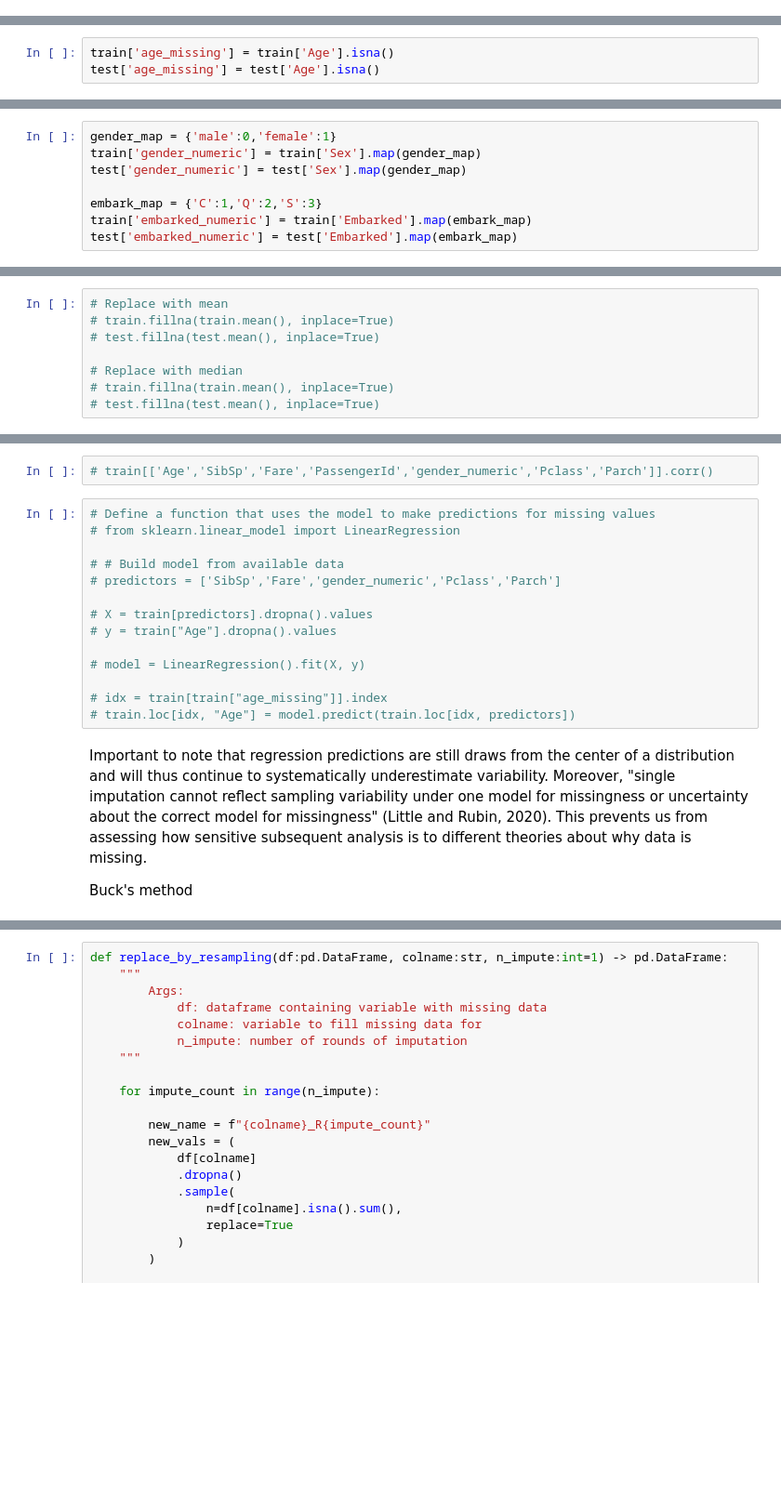
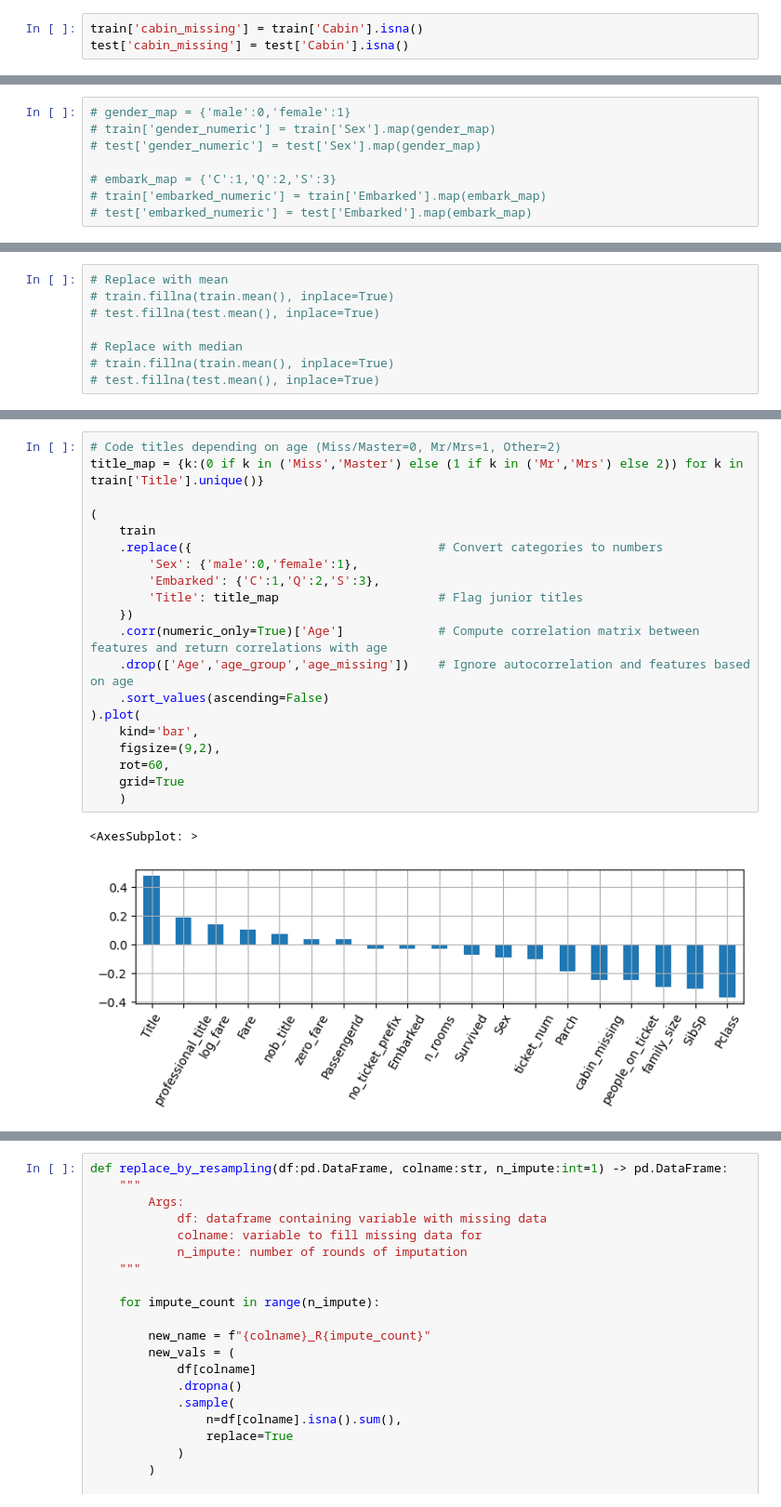
Before and after one commit to stephentown42/ML_examples, a Jupyter notebook: titanic/notebooks/2_imputing_missing_data.ipynb, the cells around one changed output, grey strips where cells are left out. Shown: that part at 93% size. Drawn from its saved outputs; the diff is of its cells as text; blank space fills up the shorter version.

Commit message:
Fixed typos and added regression imputation

```diff
--- a/titanic/notebooks/2_imputing_missing_data.ipynb
+++ b/titanic/notebooks/2_imputing_missing_data.ipynb
@@ -237,3 +256,6 @@ If we look at the outcomes for those with Cabin information present, they are fa
+# %%
+train['cabin_missing'] = train['Cabin'].isna()
+test['cabin_missing'] = test['Cabin'].isna()
 # %%
 (
     train
@@ -252,6 +274,3 @@ train[
 ## 2.4. Preparing the data ahead of imputation
 <span style="font-size:14px;font-family: Arial;line-height:1.5">
 The fact that data is missing may be interesting itself, and even indicative of the target variable (e.g. if ages of people who died couldn't be recovered). This is particularly the case for features with lots of missing data, such as Age and Class, and so for each of these features, we add a column noting whether the feature is missing or not:</span>
-# %%
-train['age_missing'] = train['Age'].isna()
-test['age_missing'] = test['Age'].isna()
@@ -264,10 +289,10 @@ test['age_missing'] = test['Age'].isna()
 <p>This latter point can be important if we don't know the distribution of feature categories in the test dataset - e.g. if males and females were in the training data, but only females were in the test data and we used a method such as <i>factorize</i>, females would encoded as 1 in the training data, and 0 in the test data. That could be a major bug! (Not that I've ever done that...)
 <p></span>
 # %%
-gender_map = {'male':0,'female':1}
-train['gender_numeric'] = train['Sex'].map(gender_map)
-test['gender_numeric'] = test['Sex'].map(gender_map)
+# gender_map = {'male':0,'female':1}
+# train['gender_numeric'] = train['Sex'].map(gender_map)
+# test['gender_numeric'] = test['Sex'].map(gender_map)
 
-embark_map = {'C':1,'Q':2,'S':3}
-train['embarked_numeric'] = train['Embarked'].map(embark_map)
-test['embarked_numeric'] = test['Embarked'].map(embark_map)
+# embark_map = {'C':1,'Q':2,'S':3}
+# train['embarked_numeric'] = train['Embarked'].map(embark_map)
+# test['embarked_numeric'] = test['Embarked'].map(embark_map)
@@ -324,20 +362,23 @@ If we try to impute values this way, we'll find that a simple regression model d
-# %%
-# train[['Age','SibSp','Fare','PassengerId','gender_numeric','Pclass','Parch']].corr()
-# %%
-# Define a function that uses the model to make predictions for missing values
-# from sklearn.linear_model import LinearRegression
-
-# # Build model from available data
-# predictors = ['SibSp','Fare','gender_numeric','Pclass','Parch']
-
-# X = train[predictors].dropna().values
-# y = train["Age"].dropna().values
-
-# model = LinearRegression().fit(X, y)
-
-# idx = train[train["age_missing"]].index
-# train.loc[idx, "Age"] = model.predict(train.loc[idx, predictors])
-# %% [markdown]
-Important to note that regression predictions are still draws from the center of a distribution and will thus continue to systematically underestimate variability. Moreover, "single imputation cannot reflect sampling variability under one model for missingness or uncertainty about the correct model for missingness" (Little and Rubin, 2020). This prevents us from assessing how sensitive subsequent analysis is to different theories about why data is missing.
-
-Buck's method
+# %%
+# Code titles depending on age (Miss/Master=0, Mr/Mrs=1, Other=2)
+title_map = {k:(0 if k in ('Miss','Master') else (1 if k in ('Mr','Mrs') else 2)) for k in train['Title'].unique()}
+
+(
+    train
+    .replace({                                  # Convert categories to numbers
+        'Sex': {'male':0,'female':1},
+        'Embarked': {'C':1,'Q':2,'S':3},
+        'Title': title_map                      # Flag junior titles
+    })
+    .corr(numeric_only=True)['Age']             # Compute correlation matrix between features and return correlations with age
+    .drop(['Age','age_group','age_missing'])    # Ignore autocorrelation and features based on age
+    .sort_values(ascending=False)
+).plot(
+    kind='bar',
+    figsize=(9,2),
+    rot=60,
+    grid=True
+    )
+# %% [output]
+<AxesSubplot: >
+[figure, added]
```
Also changed, not shown: parts of 37 cells of this notebook, 3 other files.
